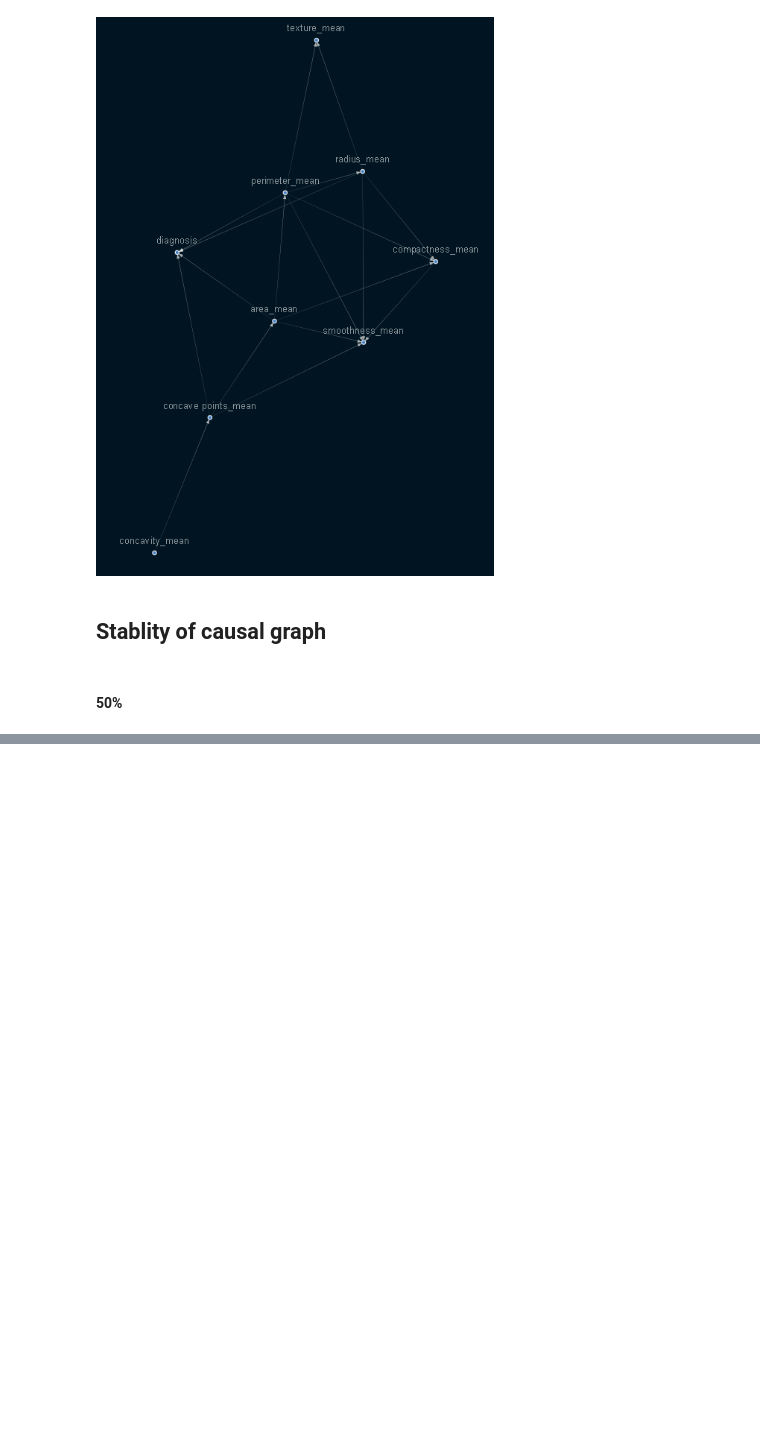
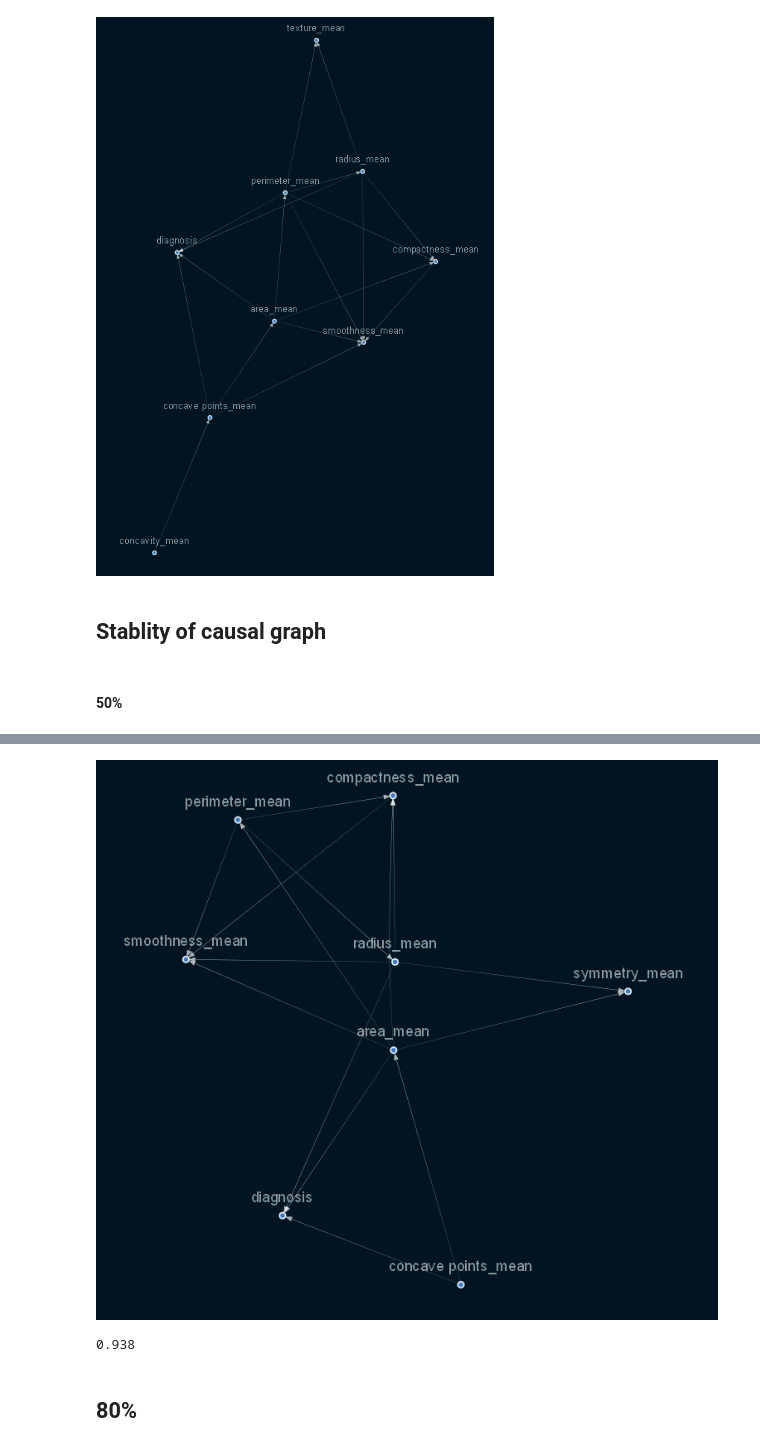
Before and after one commit to Samrawit02/Causality, a Jupyter notebook: notebook/causality.ipynb, the cells around one changed output, grey strips where cells are left out. Drawn from its saved outputs; the diff is of its cells as text; code cells hidden in the pictures; blank space fills up the shorter version.

```diff
--- a/notebook/causality.ipynb
+++ b/notebook/causality.ipynb
@@ -164,0 +200,15 @@ Image(viz.draw(format='png'))
+# %%
+seventyPart = int(select_x.shape[0]*0.7)
+x_seventyPart = select_x.head(seventyPart)
+# %%
+%%time
+sm3 = from_pandas(x_seventyPart, tabu_parent_nodes=['diagnosis'],)
+sm3.remove_edges_below_threshold(0.8)
+sm3 = sm3.get_largest_subgraph()
+viz = plot_structure(
+    sm2,
+    graph_attributes={"scale": "2.0", 'size': 2.5},
+    all_node_attributes=NODE_STYLE.WEAK,
+    all_edge_attributes=EDGE_STYLE.WEAK)
+Image(viz.draw(format='png'))
+# %% [output]
@@ -164,0 +217,7 @@ Image(viz.draw(format='png'))
+[figure, added]
+# %%
+jaccard_similarity(sm2.edges, sm3.edges)
+# %% [output]
+0.938
+# %% [markdown]
+## 80%
```
Also changed, not shown: parts of 23 cells of this notebook.
